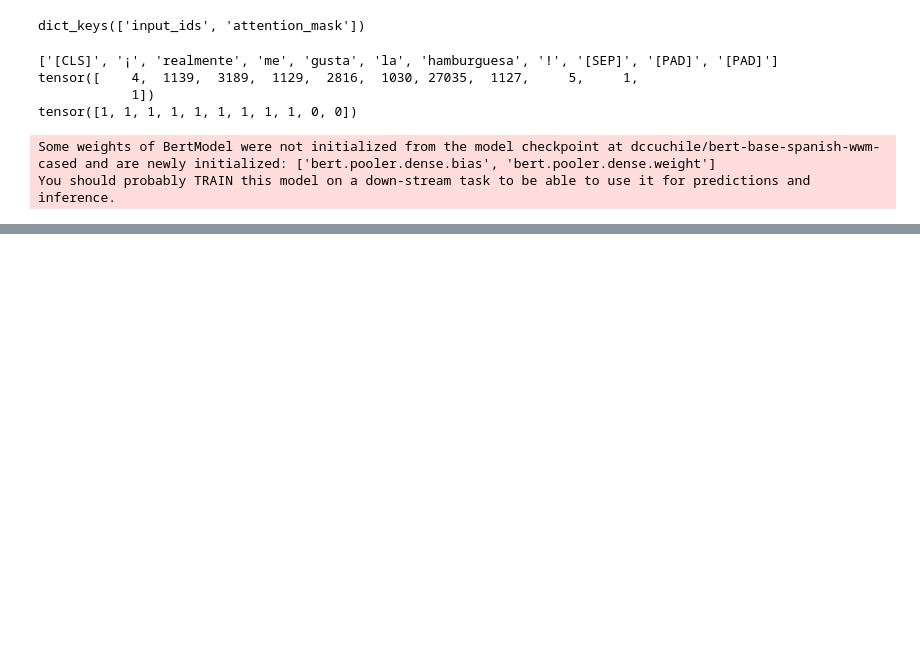
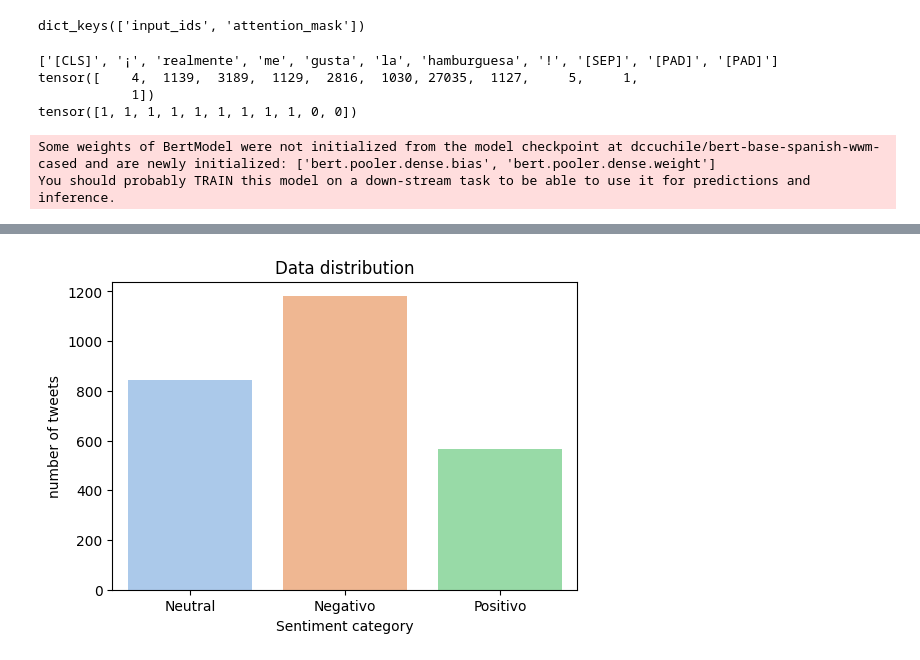
Before and after one commit to ivanpalenciab/Sentiment-analysis, a Jupyter notebook: sentiment_analysis.ipynb, the cells around one changed output, grey strips where cells are left out. Saved outputs shown, nothing was run; the diff lists cells and outputs as text; code cells hidden in the pictures; blank space fills up the shorter version.

Commit message:
prototipe started

```diff
--- a/sentiment_analysis.ipynb
+++ b/sentiment_analysis.ipynb
@@ -380,0 +386,4 @@ charged in gpu
+# %%
+other_data= pd.read_csv(f"{FILE_ROUTE}sentiment_analysis_dataset.csv")
+other_data = other_data["text"].to_frame()
+other_data.head()
@@ -380,0 +397,30 @@ charged in gpu
+# %%
+from torch.utils.data import DataLoader, Dataset
+
+class SentimentDataset(Dataset):
+    def __init__(self, texts):
+        self.texts = texts
+
+    def __len__(self):
+        return len(self.texts)
+
+    def __getitem__(self, idx):
+        return self.texts[idx]
+
+dataset = SentimentDataset(other_data["text"].tolist())
+dataloader = DataLoader(dataset, batch_size=32, num_workers=2)
+
+clasification = {
+    "text": [],
+    "label": []
+}
+
+for batch in dataloader:
+   for text in batch:
+        original_text,label = classifySentiment(text)
+        clasification["text"].append(original_text)
+        clasification["label"].append(label)
+# %%
+
+prototipe_data = pd.DataFrame(clasification)
+prototipe_data.head()
@@ -380,0 +434,13 @@ charged in gpu
+# %%
+plt.figure(figsize=(6,4))
+sns.countplot(x=prototipe_data["label"], hue=prototipe_data["label"], palette="pastel", legend=False)
+
+# Etiquetas y título
+plt.xlabel("Sentiment category")
+plt.ylabel("number of tweets")
+plt.title("Data distribution")
+
+# Mostrar gráfico
+plt.show()
+# %% [output]
+[figure, added]
```
Also changed, not shown: parts of 12 cells of this notebook.
